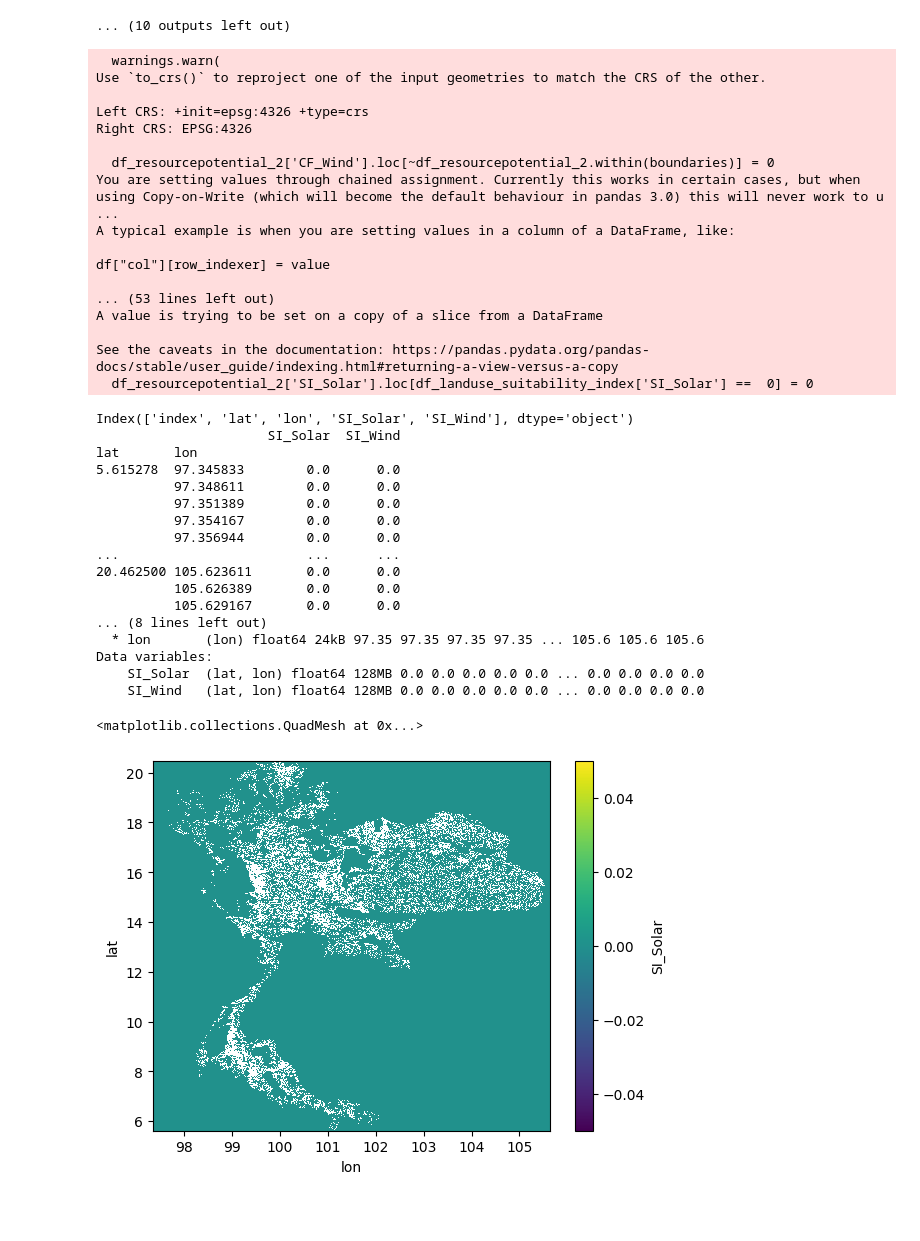
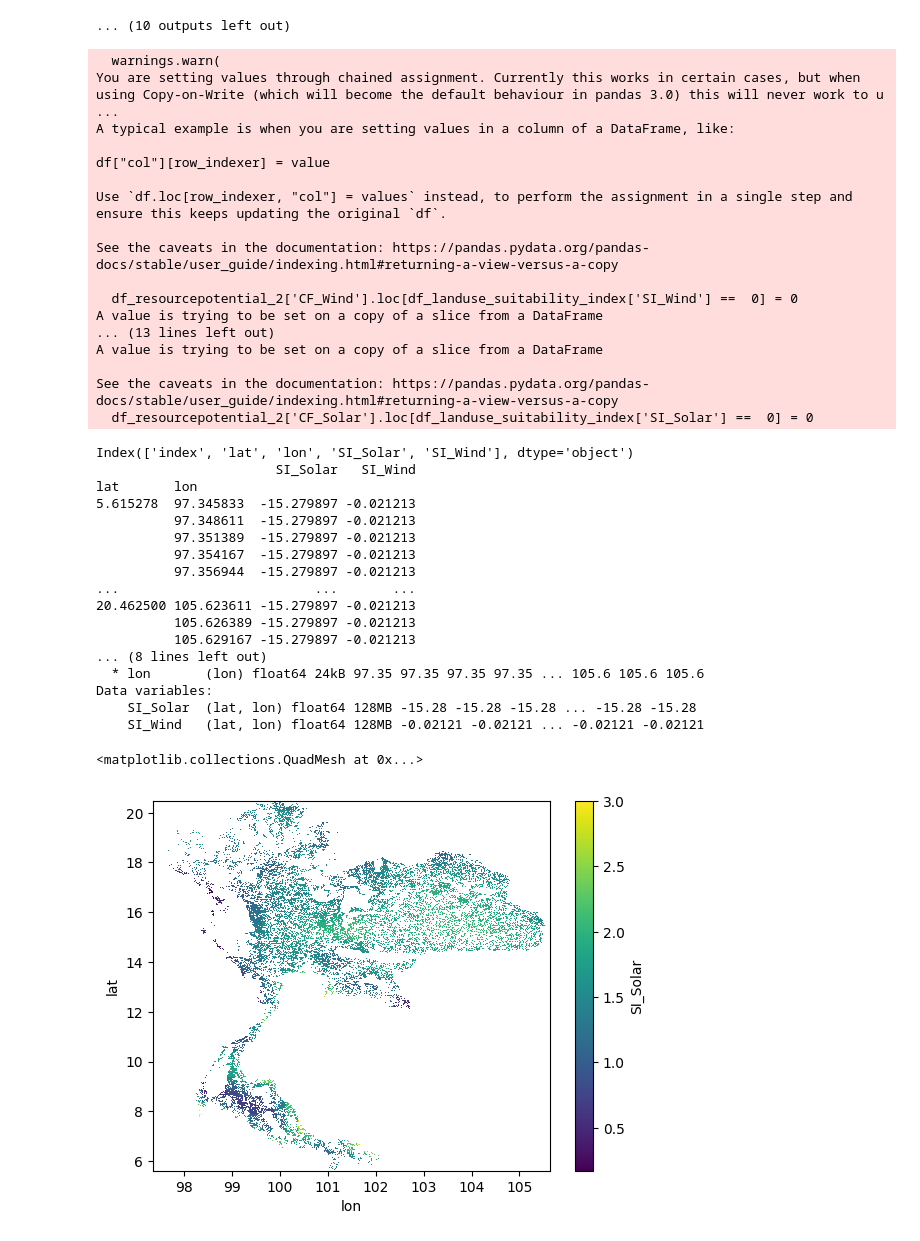
Before and after one commit to NarasetS/RESITING, a Jupyter notebook: 9_SI_RP_SolarWind.ipynb, the cells around one changed output. Cells and saved outputs as stored; diff of their text form; code cells hidden in the pictures; blank space fills up the shorter version.

```diff
--- a/9_SI_RP_SolarWind.ipynb
+++ b/9_SI_RP_SolarWind.ipynb
@@ -165,16 +165,19 @@ except:
 # boundaries.crs = {'init': 'epsg:4326'}
 # boundaries = boundaries.geometry.unary_union
 
-# Load the detailed Thailand shapefile directly
-th_filepath = 'Data\\tha_admbnda_adm1_rtsd_20220121\\tha_admbnda_adm1_rtsd_20220121.shp'
-th = gpd.read_file(th_filepath)
+# # Load the detailed Thailand shapefile directly
+# th_filepath = 'Data\\tha_admbnda_adm1_rtsd_20220121\\tha_admbnda_adm1_rtsd_20220121.shp'
+# th = gpd.read_file(th_filepath)
 
-# This shapefile contains individual provinces. To get a single boundary for the whole country:
-boundaries = th.dissolve()
+# # This shapefile contains individual provinces. To get a single boundary for the whole country:
+# boundaries = th.dissolve()
 
 
-df_resourcepotential_2['CF_Wind'].loc[~df_resourcepotential_2.within(boundaries)] = 0
-df_resourcepotential_2['CF_Solar'].loc[~df_resourcepotential_2.within(boundaries)] = 0
+# df_resourcepotential_2['CF_Wind'].loc[~df_resourcepotential_2.within(boundaries)] = 0
+# df_resourcepotential_2['CF_Solar'].loc[~df_resourcepotential_2.within(boundaries)] = 0
+
+df_resourcepotential_2['CF_Wind'].loc[df_landuse_suitability_index['SI_Wind'] ==  0] = 0
+df_resourcepotential_2['CF_Solar'].loc[df_landuse_suitability_index['SI_Solar'] ==  0] = 0
 
 min_wind = df_resourcepotential_2['CF_Wind'].loc[df_resourcepotential_2['CF_Wind'] > 0].min()
 max_wind = df_resourcepotential_2['CF_Wind'].loc[df_resourcepotential_2['CF_Wind'] > 0].max()
@@ -196,8 +199,8 @@ df_landuse_suitability_index= xr_landuse_suitability_index.to_dataframe()
 df_landuse_suitability_index.reset_index(inplace=True)
 df_landuse_suitability_index = gpd.GeoDataFrame(df_landuse_suitability_index, geometry =gpd.points_from_xy(df_landuse_suitability_index['lon'],df_landuse_suitability_index['lat']))
 
-df_resourcepotential_2['SI_Wind'].loc[df_landuse_suitability_index['SI_Wind'] ==  0] = 0
-df_resourcepotential_2['SI_Solar'].loc[df_landuse_suitability_index['SI_Solar'] ==  0] = 0
+# df_resourcepotential_2['SI_Wind'].loc[df_landuse_suitability_index['SI_Wind'] ==  0] = 0
+# df_resourcepotential_2['SI_Solar'].loc[df_landuse_suitability_index['SI_Solar'] ==  0] = 0
 df_resourcepotential_2.reset_index(inplace=True)
 
 try:
@@ -217,42 +220,42 @@ print(xr_resourcepotential_2)
 xr_resourcepotential_2.to_netcdf(path='Output\\xr_SI_resourcepotential.nc')
 # %% [output]
   warnings.warn(
-Use `to_crs()` to reproject one of the input geometries to match the CRS of the other.
-
-Left CRS: +init=epsg:4326 +type=crs
-Right CRS: EPSG:4326
-
-  df_resourcepotential_2['CF_Wind'].loc[~df_resourcepotential_2.within(boundaries)] = 0
 You are setting values through chained assignment. Currently this works in certain cases, but when using Copy-on-Write (which will become the default behaviour in pandas 3.0) this will never work to u ...
 A typical example is when you are setting values in a column of a DataFrame, like:
 
 df["col"][row_indexer] = value
 
-... (53 lines left out)
+Use `df.loc[row_indexer, "col"] = values` instead, to perform the assignment in a single step and ensure this keeps updating the original `df`.
+
+See the caveats in the documentation: https://pandas.pydata.org/pandas-docs/stable/user_guide/indexing.html#returning-a-view-versus-a-copy
+
+  df_resourcepotential_2['CF_Wind'].loc[df_landuse_suitability_index['SI_Wind'] ==  0] = 0
+A value is trying to be set on a copy of a slice from a DataFrame
+... (13 lines left out)
 A value is trying to be set on a copy of a slice from a DataFrame
 
 See the caveats in the documentation: https://pandas.pydata.org/pandas-docs/stable/user_guide/indexing.html#returning-a-view-versus-a-copy
-  df_resourcepotential_2['SI_Solar'].loc[df_landuse_suitability_index['SI_Solar'] ==  0] = 0
+  df_resourcepotential_2['CF_Solar'].loc[df_landuse_suitability_index['SI_Solar'] ==  0] = 0
 Index(['index', 'lat', 'lon', 'SI_Solar', 'SI_Wind'], dtype='object')
-                      SI_Solar  SI_Wind
+                       SI_Solar   SI_Wind
 lat       lon
-5.615278  97.345833        0.0      0.0
-          97.348611        0.0      0.0
-          97.351389        0.0      0.0
-          97.354167        0.0      0.0
-          97.356944        0.0      0.0
-...                        ...      ...
-20.462500 105.623611       0.0      0.0
-          105.626389       0.0      0.0
-          105.629167       0.0      0.0
+5.615278  97.345833  -15.279897 -0.021213
+          97.348611  -15.279897 -0.021213
+          97.351389  -15.279897 -0.021213
+          97.354167  -15.279897 -0.021213
+          97.356944  -15.279897 -0.021213
+...                         ...       ...
+20.462500 105.623611 -15.279897 -0.021213
+          105.626389 -15.279897 -0.021213
+          105.629167 -15.279897 -0.021213
 ... (8 lines left out)
   * lon       (lon) float64 24kB 97.35 97.35 97.35 97.35 ... 105.6 105.6 105.6
 Data variables:
-    SI_Solar  (lat, lon) float64 128MB 0.0 0.0 0.0 0.0 0.0 ... 0.0 0.0 0.0 0.0
-    SI_Wind   (lat, lon) float64 128MB 0.0 0.0 0.0 0.0 0.0 ... 0.0 0.0 0.0 0.0
+    SI_Solar  (lat, lon) float64 128MB -15.28 -15.28 -15.28 ... -15.28 -15.28
+    SI_Wind   (lat, lon) float64 128MB -0.02121 -0.02121 ... -0.02121 -0.02121
 # %%
-xr_resourcepotential_2['SI_Solar'].plot()
+xr_resourcepotential_2['SI_Solar'].where(xr_resourcepotential_2['SI_Solar'] > 0).plot()
 # %% [output]
 <matplotlib.collections.QuadMesh at 0x...>
-[figure, old version]
+[figure, new version]
 # %%
```
Also changed, not shown: parts of 1 cell of this notebook, 3 other files.
